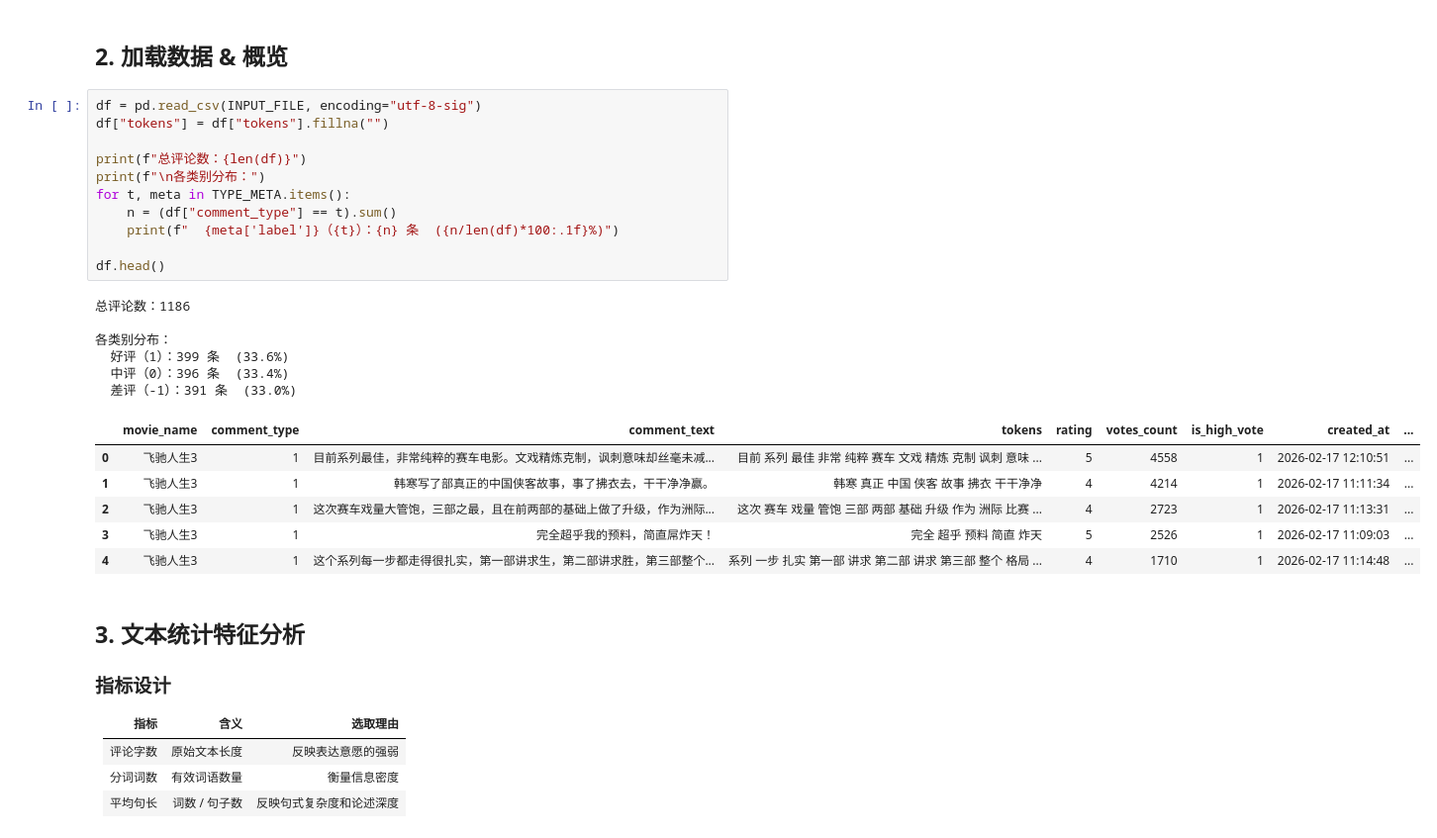
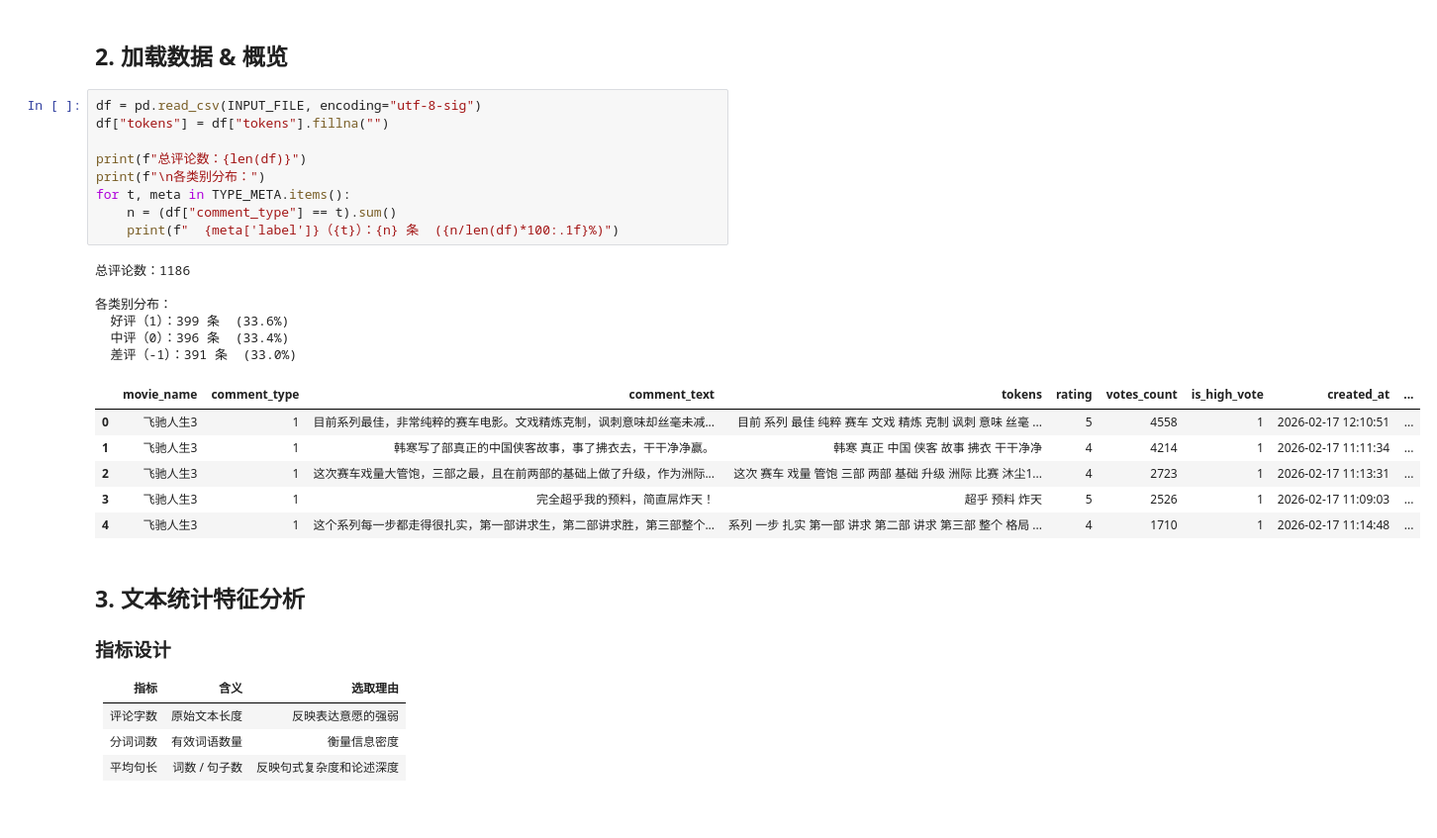
Before and after one commit to nju-spy/MovieReview-TextMining, a Jupyter notebook: 4.情感分析/飞驰人生3_情感分析/情感分析.ipynb, the cells around one changed output. Shown at 99% size. Drawn from its saved outputs; the diff is of its cells as text.

```diff
--- a/4.情感分析/飞驰人生3_情感分析/情感分析.ipynb
+++ b/4.情感分析/飞驰人生3_情感分析/情感分析.ipynb
@@ -52,26 +44,24 @@ type_colors_list = [TYPE_META[t]["color"] for t in type_order]
 # %%
 df = pd.read_csv(INPUT_FILE, encoding="utf-8-sig")
 df["tokens"] = df["tokens"].fillna("")
 
 print(f"总评论数：{len(df)}")
 print(f"\n各类别分布：")
 for t, meta in TYPE_META.items():
     n = (df["comment_type"] == t).sum()
     print(f"  {meta['label']}（{t}）：{n} 条  ({n/len(df)*100:.1f}%)")
-
-df.head()
 # %% [output]
 总评论数：1186
 
 各类别分布：
   好评（1）：399 条  (33.6%)
   中评（0）：396 条  (33.4%)
   差评（-1）：391 条  (33.0%)
 |  | movie_name | comment_type | comment_text | tokens | rating | votes_count | is_high_vote | created_at | ... |
-| 0 | 飞驰人生3 | 1 | 目前系列最佳，非常纯粹的赛车电影。文戏精炼克制，讽刺意味却丝毫未减... | 目前 系列 最佳 非常 纯粹 赛车 文戏 精炼 克制 讽刺 意味 ... | 5 | 4558 | 1 | 2026-02-17 12:10:51 | ... |
+| 0 | 飞驰人生3 | 1 | 目前系列最佳，非常纯粹的赛车电影。文戏精炼克制，讽刺意味却丝毫未减... | 目前 系列 最佳 纯粹 赛车 文戏 精炼 克制 讽刺 意味 丝毫 ... | 5 | 4558 | 1 | 2026-02-17 12:10:51 | ... |
 | 1 | 飞驰人生3 | 1 | 韩寒写了部真正的中国侠客故事，事了拂衣去，干干净净赢。 | 韩寒 真正 中国 侠客 故事 拂衣 干干净净 | 4 | 4214 | 1 | 2026-02-17 11:11:34 | ... |
-| 2 | 飞驰人生3 | 1 | 这次赛车戏量大管饱，三部之最，且在前两部的基础上做了升级，作为洲际... | 这次 赛车 戏量 管饱 三部 两部 基础 升级 作为 洲际 比赛 ... | 4 | 2723 | 1 | 2026-02-17 11:13:31 | ... |
-| 3 | 飞驰人生3 | 1 | 完全超乎我的预料，简直屌炸天！ | 完全 超乎 预料 简直 炸天 | 5 | 2526 | 1 | 2026-02-17 11:09:03 | ... |
+| 2 | 飞驰人生3 | 1 | 这次赛车戏量大管饱，三部之最，且在前两部的基础上做了升级，作为洲际... | 这次 赛车 戏量 管饱 三部 两部 基础 升级 洲际 比赛 沐尘1... | 4 | 2723 | 1 | 2026-02-17 11:13:31 | ... |
+| 3 | 飞驰人生3 | 1 | 完全超乎我的预料，简直屌炸天！ | 超乎 预料 炸天 | 5 | 2526 | 1 | 2026-02-17 11:09:03 | ... |
 | 4 | 飞驰人生3 | 1 | 这个系列每一步都走得很扎实，第一部讲求生，第二部讲求胜，第三部整个... | 系列 一步 扎实 第一部 讲求 第二部 讲求 第三部 整个 格局 ... | 4 | 1710 | 1 | 2026-02-17 11:14:48 | ... |
 # %% [markdown]
 ## 3. 文本统计特征分析
```
Also changed, not shown: parts of 12 cells of this notebook, 46 other files.
